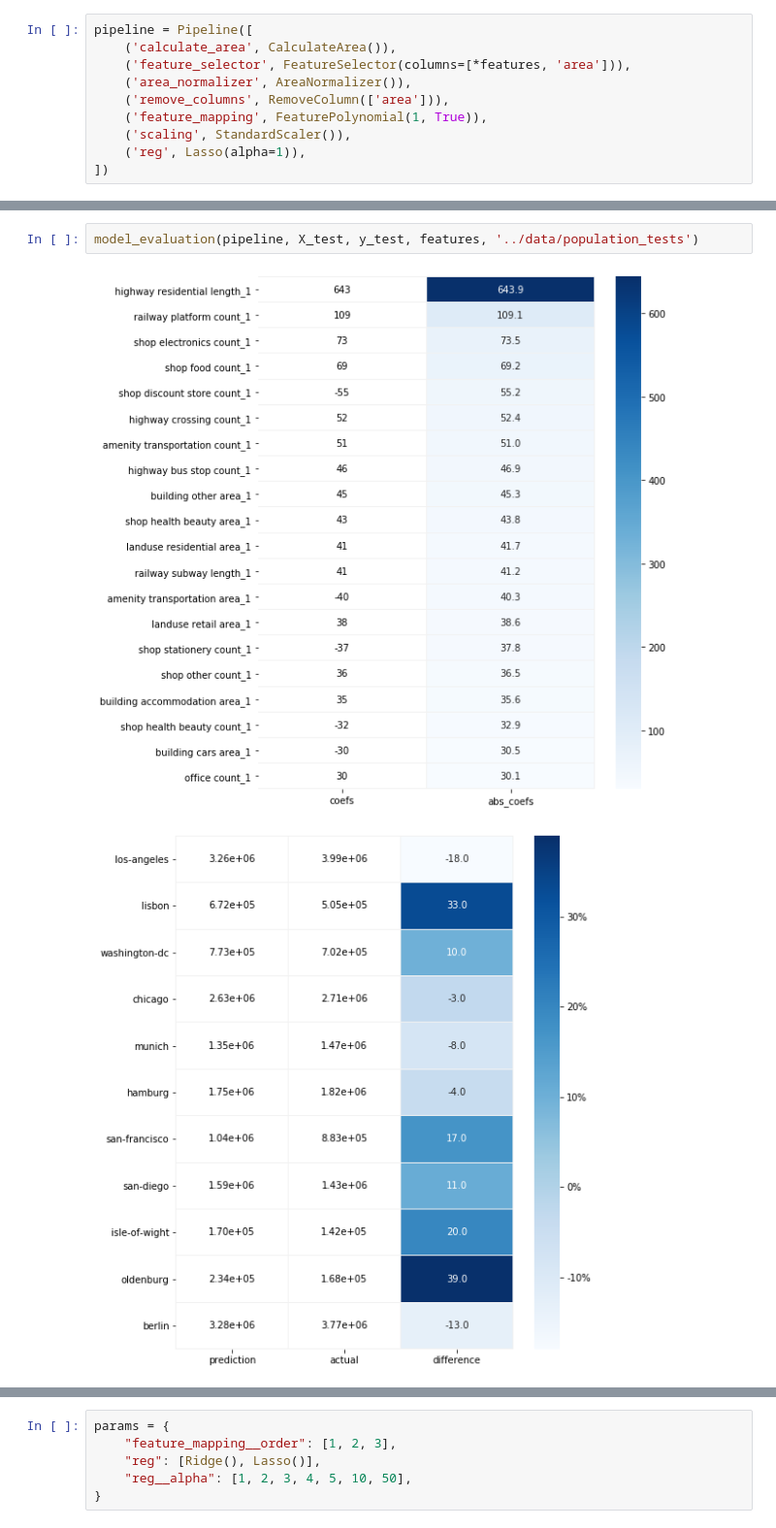
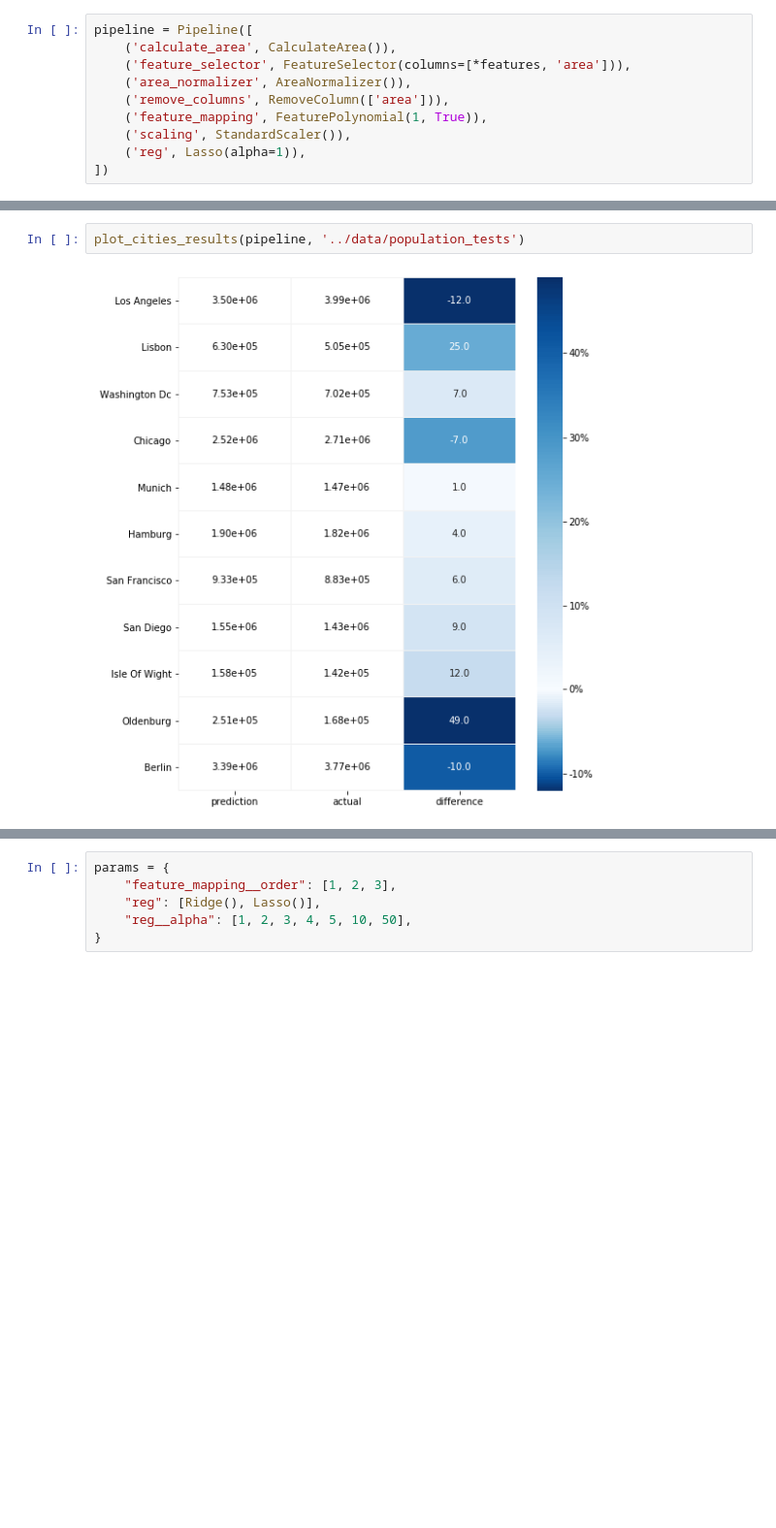
Before and after one commit to diogomatoschaves/osm-population-predictor, a Jupyter notebook: notebooks/all_features.ipynb, the cells around one changed output, grey strips where cells are left out. Shown at 97% size. Cells and saved outputs as stored; diff of their text form; blank space fills up the shorter version.

```diff
--- a/notebooks/all_features.ipynb
+++ b/notebooks/all_features.ipynb
@@ -734,6 +740,5 @@ pipeline.score(X_test, y_test)
 # %%
-model_evaluation(pipeline, X_test, y_test, features, '../data/population_tests')
+plot_cities_results(pipeline, '../data/population_tests')
 # %% [output]
-[figure, old version]
+[figure, new version]
-[figure, removed]
 # %% [markdown]
```
Also changed, not shown: parts of 30 cells of this notebook, 13 other files.
